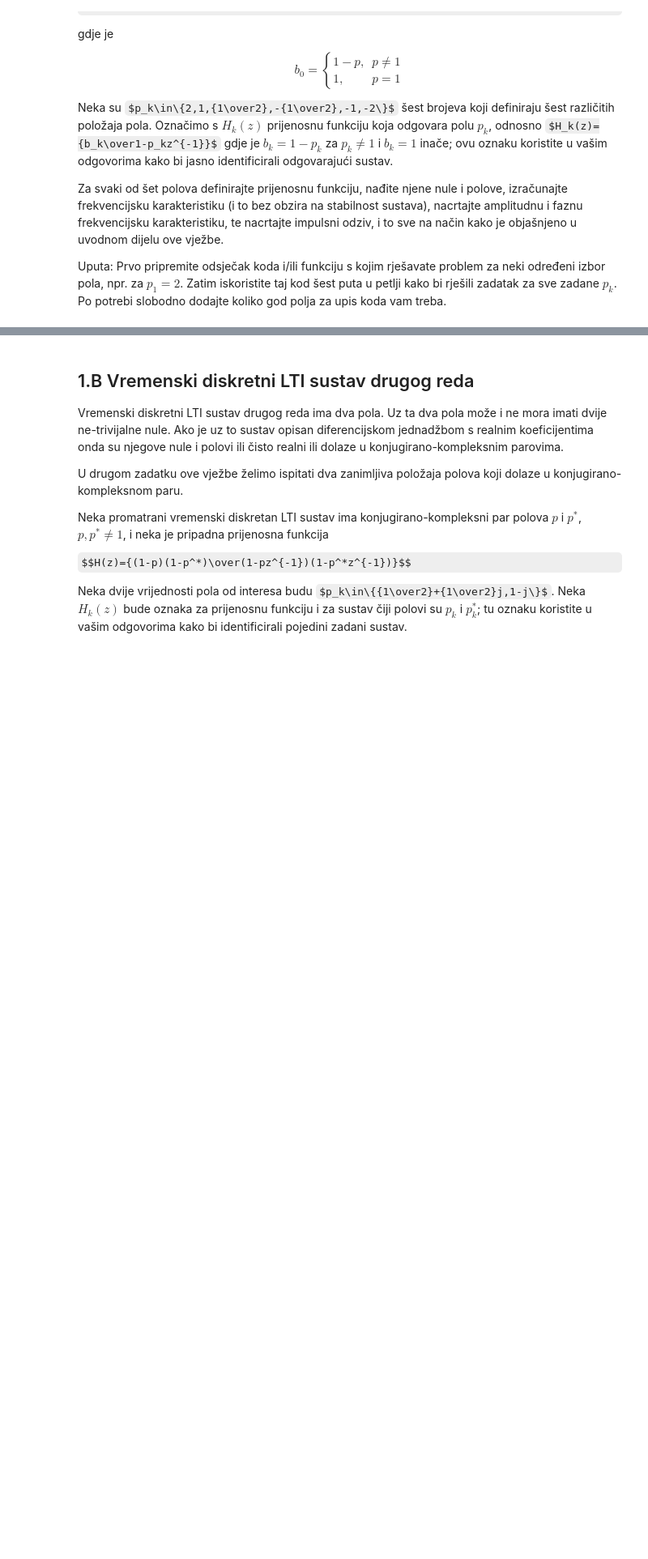
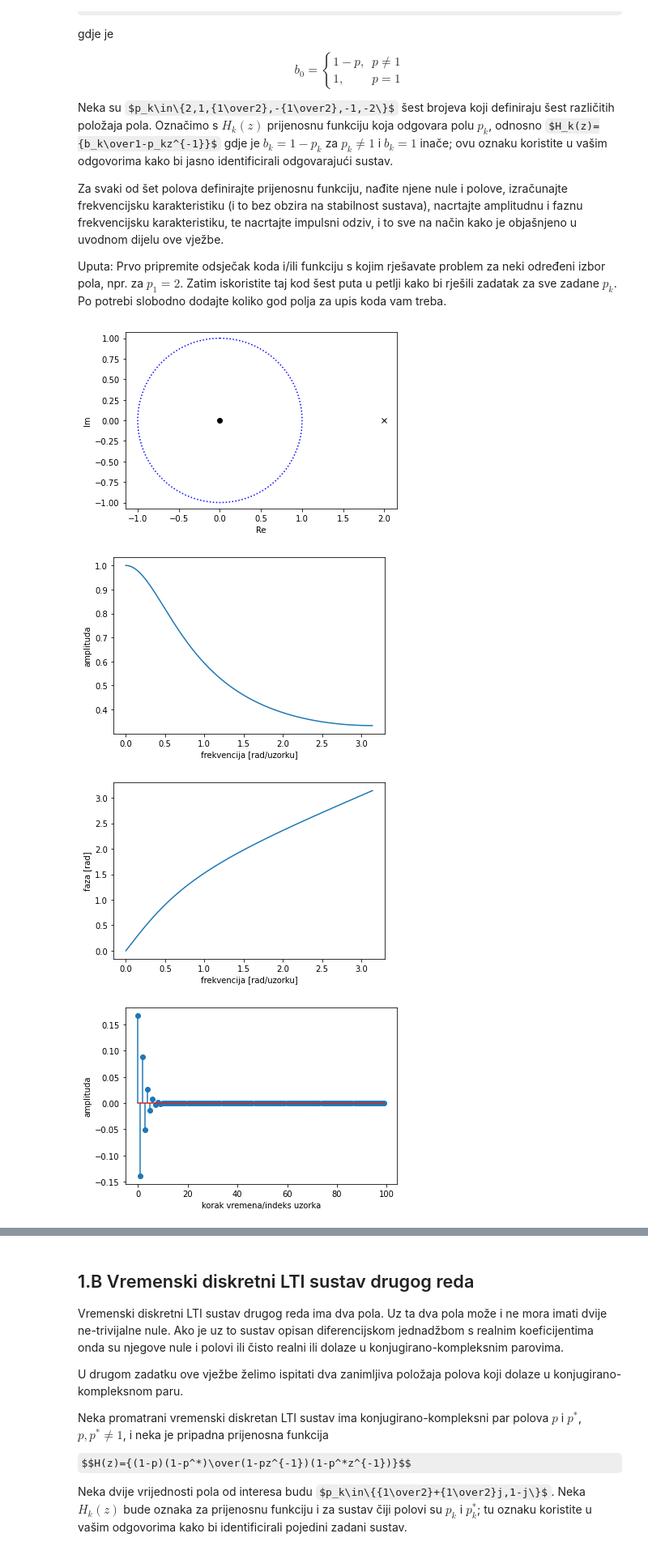
Before and after one commit to sskender/signal-processing, a Jupyter notebook: OOS_2021_2022_Vjezba_2_LTI_Sustavi.ipynb, the cells around one changed output, grey strips where cells are left out. Shown: that part at 81% size. Drawn from its saved outputs; the diff is of its cells as text; code cells hidden in the pictures; some formulas as TeX source; blank space fills up the shorter version.

```diff
--- a/OOS_2021_2022_Vjezba_2_LTI_Sustavi.ipynb
+++ b/OOS_2021_2022_Vjezba_2_LTI_Sustavi.ipynb
@@ -389,0 +388,47 @@ Uputa: Prvo pripremite odsječak koda i/ili funkciju s kojim rješavate problem
+# %%
+def oos_H(pol):
+    if pol != 1:
+        bk = 1 - pol
+    else:
+        bk = 1
+
+    num1 = [bk, 0]
+    den1 = [1, -pol]
+    sys1 = TransferFunction(num1, den1, dt=1)
+    z = roots(num1)
+    p = roots(den1)
+
+    figure(1)
+    plot(real(z), imag(z), 'ko')
+    plot(real(p), imag(p), 'kx')
+    t = arange(0.0, 2*pi, 0.01)
+    plot(sin(t), cos(t), 'b:')
+    axis("equal")
+    xlabel("Re")
+    ylabel("Im")
+
+    figure(2)
+    w2, H2 = dfreqresp(sys1)
+    plot(w2, abs(H2))
+    xlabel('frekvencija [rad/uzorku]')
+    ylabel('amplituda')
+
+    figure(3)
+    plot(w2, angle(H2))
+    xlabel('frekvencija [rad/uzorku]')
+    ylabel('faza [rad]')
+
+    figure(4)
+    n, h2 = dimpulse(sys2)
+    stem(n, squeeze(h2))
+    xlabel("korak vremena/indeks uzorka")
+    ylabel("amplituda")
+# %%
+polovi = [2, 1, 1/2, -1/2, -1, -2]
+# %%
+oos_H(polovi[0])
+# %% [output]
+[figure, added]
+[figure, added]
+[figure, added]
+[figure, added]
```
Also changed, not shown: parts of 14 cells of this notebook.
